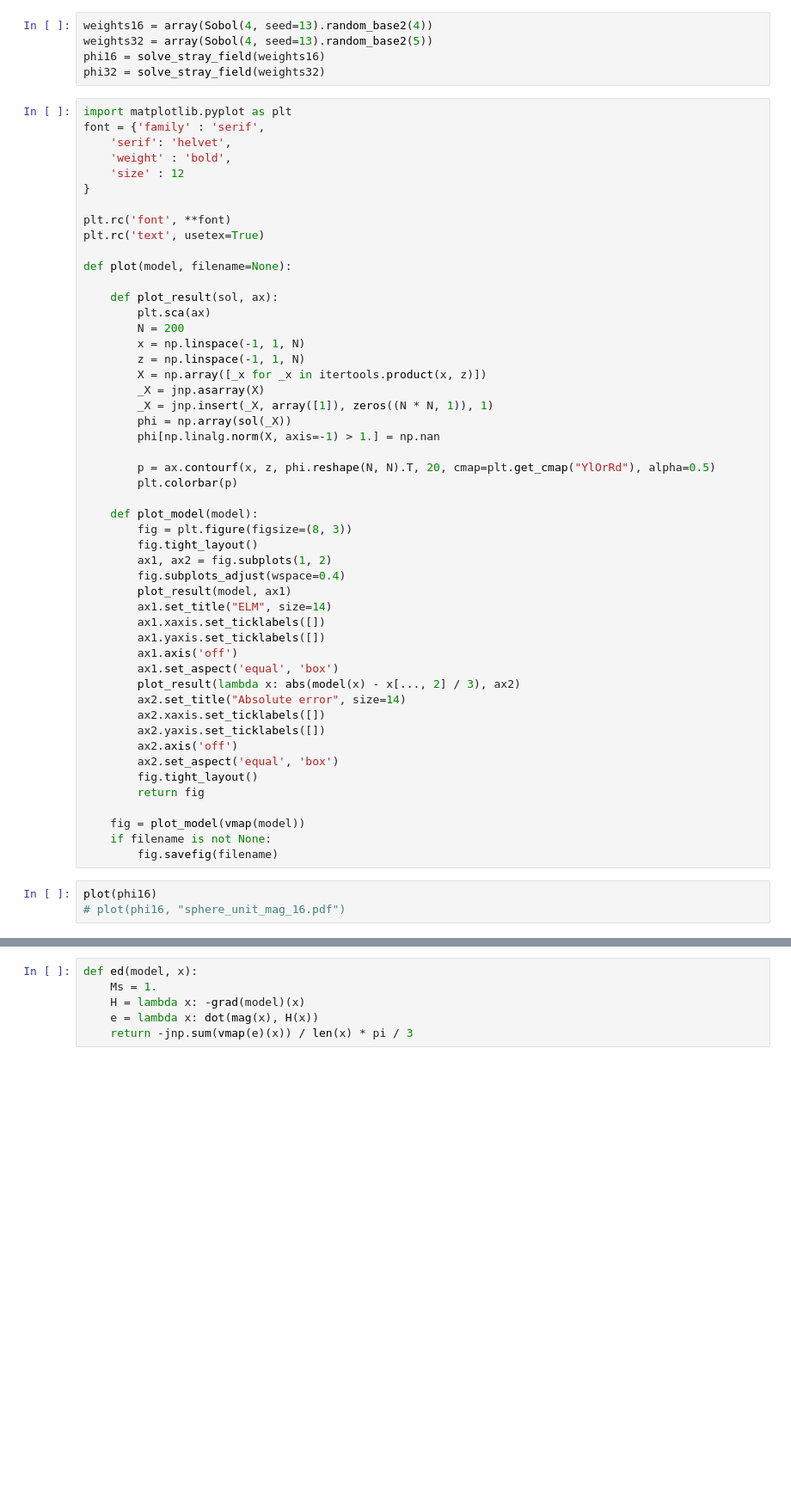
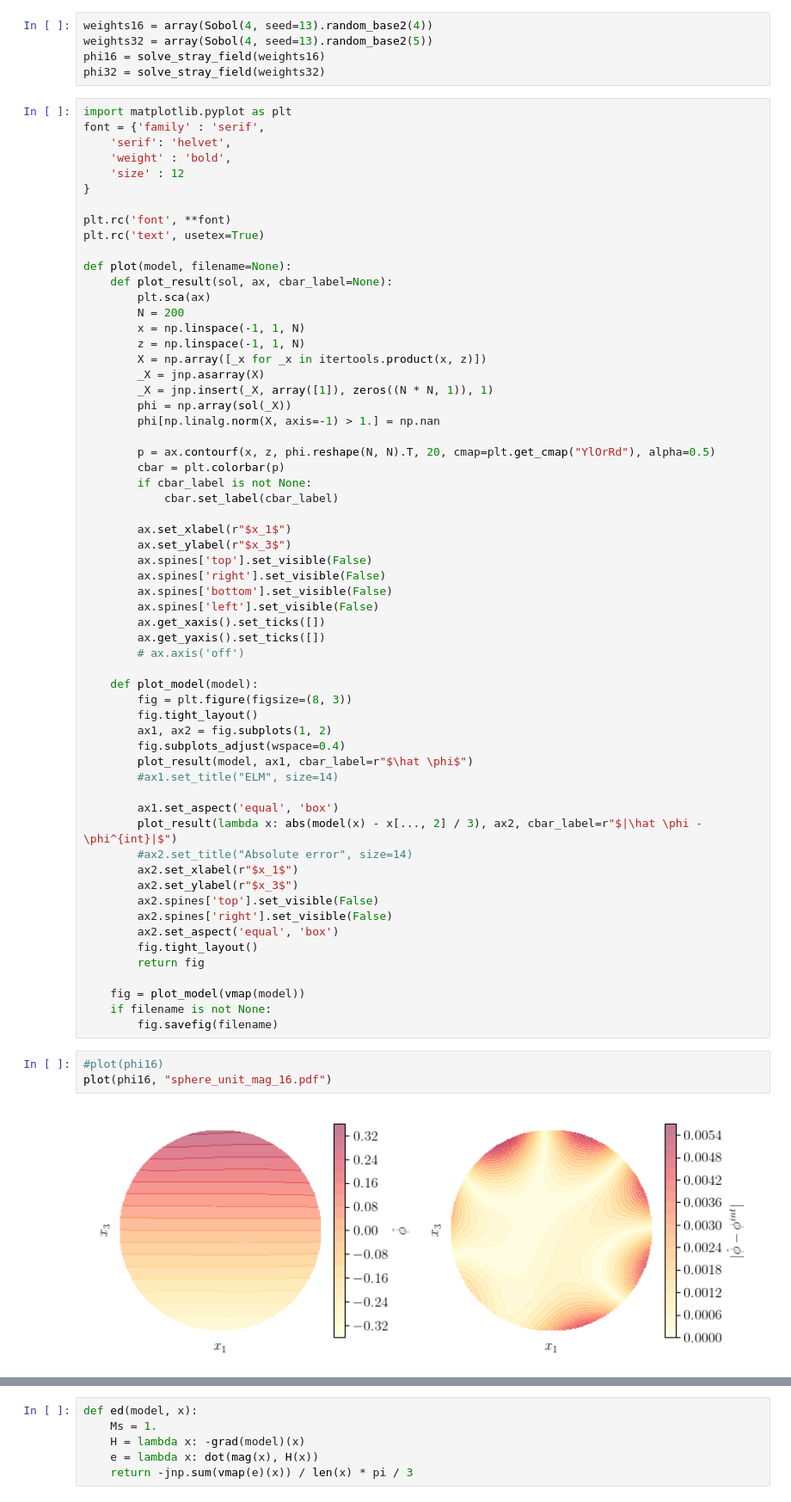
Before and after one commit to schaffer9/MagPI, a Jupyter notebook: examples/stray_field/ball_const_mag.ipynb, the cells around one changed output, grey strips where cells are left out. Shown at 86% size. Saved outputs shown, nothing was run; the diff lists cells and outputs as text; blank space fills up the shorter version.

```diff
--- a/examples/stray_field/ball_const_mag.ipynb
+++ b/examples/stray_field/ball_const_mag.ipynb
@@ -90,8 +90,7 @@ plt.rc('font', **font)
 plt.rc('text', usetex=True)
 
 def plot(model, filename=None):
-
-    def plot_result(sol, ax):
+    def plot_result(sol, ax, cbar_label=None):
         plt.sca(ax)
         N = 200
         x = np.linspace(-1, 1, N)
@@ -103,24 +102,35 @@ def plot(model, filename=None):
         phi[np.linalg.norm(X, axis=-1) > 1.] = np.nan
 
         p = ax.contourf(x, z, phi.reshape(N, N).T, 20, cmap=plt.get_cmap("YlOrRd"), alpha=0.5)
-        plt.colorbar(p)
+        cbar = plt.colorbar(p)
+        if cbar_label is not None:
+            cbar.set_label(cbar_label)
+
+        ax.set_xlabel(r"$x_1$")
+        ax.set_ylabel(r"$x_3$")
+        ax.spines['top'].set_visible(False)
+        ax.spines['right'].set_visible(False)
+        ax.spines['bottom'].set_visible(False)
+        ax.spines['left'].set_visible(False)
+        ax.get_xaxis().set_ticks([])
+        ax.get_yaxis().set_ticks([])
+        # ax.axis('off')
 
     def plot_model(model):
         fig = plt.figure(figsize=(8, 3))
         fig.tight_layout()
         ax1, ax2 = fig.subplots(1, 2)
         fig.subplots_adjust(wspace=0.4)
-        plot_result(model, ax1)
-        ax1.set_title("ELM", size=14)
-        ax1.xaxis.set_ticklabels([])
-        ax1.yaxis.set_ticklabels([])
-        ax1.axis('off')
+        plot_result(model, ax1, cbar_label=r"$\hat \phi$")
+        #ax1.set_title("ELM", size=14)
+
         ax1.set_aspect('equal', 'box')
-        plot_result(lambda x: abs(model(x) - x[..., 2] / 3), ax2)
-        ax2.set_title("Absolute error", size=14)
-        ax2.xaxis.set_ticklabels([])
-        ax2.yaxis.set_ticklabels([])
-        ax2.axis('off')
+        plot_result(lambda x: abs(model(x) - x[..., 2] / 3), ax2, cbar_label=r"$|\hat \phi - \phi^{int}|$")
+        #ax2.set_title("Absolute error", size=14)
+        ax2.set_xlabel(r"$x_1$")
+        ax2.set_ylabel(r"$x_3$")
+        ax2.spines['top'].set_visible(False)
+        ax2.spines['right'].set_visible(False)
         ax2.set_aspect('equal', 'box')
         fig.tight_layout()
         return fig
@@ -129,6 +139,8 @@ def plot(model, filename=None):
     if filename is not None:
         fig.savefig(filename)
 # %%
-plot(phi16)
-# plot(phi16, "sphere_unit_mag_16.pdf")
+#plot(phi16)
+plot(phi16, "sphere_unit_mag_16.pdf")
+# %% [output]
+[figure, added]
 # %%
```
Also changed, not shown: parts of 2 cells of this notebook, 13 other files.
